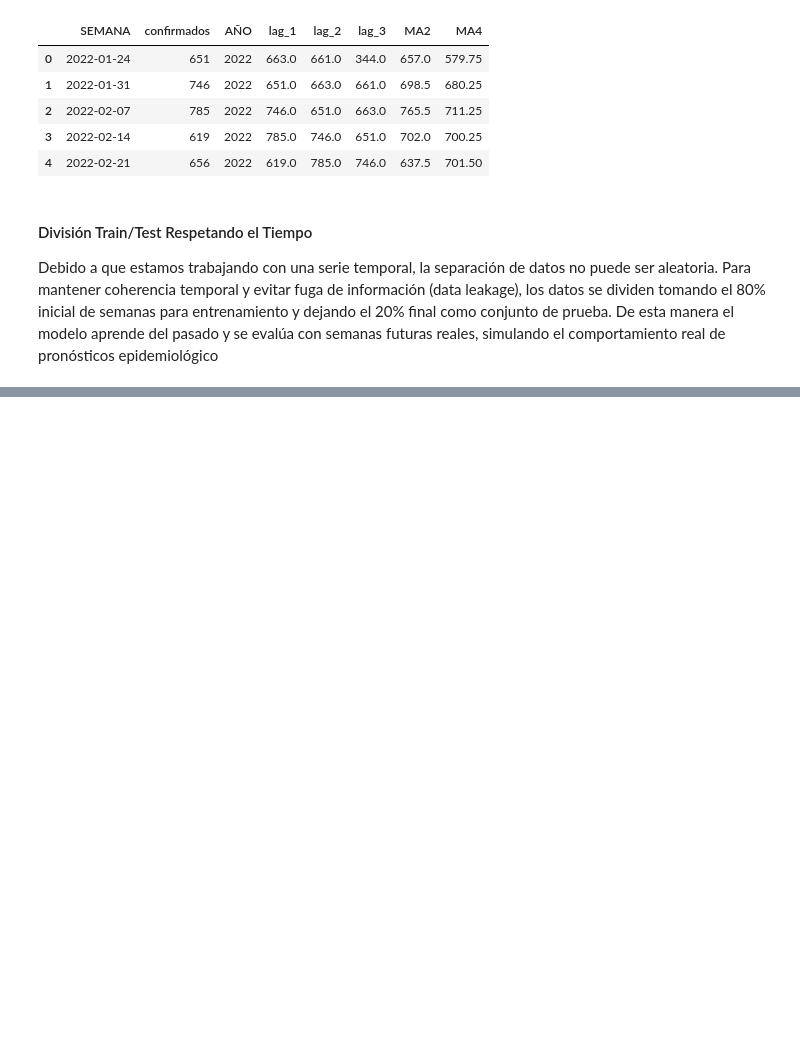
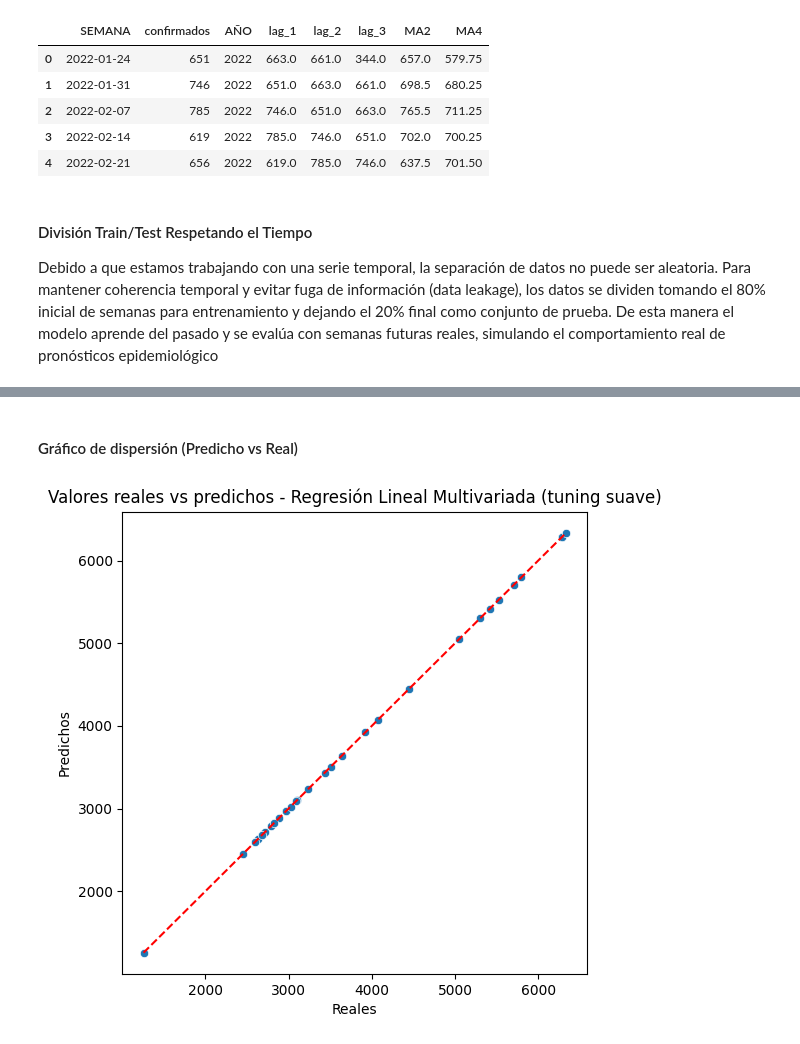
Before and after one commit to jefersonfloz/Trabajo-final-IA, a Jupyter notebook: Proyectofinal.ipynb, the cells around one changed output, grey strips where cells are left out. Cells and saved outputs as stored; diff of their text form; code cells hidden in the pictures; blank space fills up the shorter version.

```diff
--- a/Proyectofinal.ipynb
+++ b/Proyectofinal.ipynb
@@ -376,0 +538,12 @@ X_train.shape, X_test.shape, y_train.shape, y_test.shape
+# %% [markdown]
+#### Gráfico de dispersión (Predicho vs Real)
+# %%
+plt.figure(figsize=(6,6))
+sns.scatterplot(x=y_test, y=y_pred_lr_suave)
+plt.plot([y_test.min(), y_test.max()], [y_test.min(), y_test.max()], 'r--')
+plt.title("Valores reales vs predichos - Regresión Lineal Multivariada (tuning suave)")
+plt.xlabel("Reales")
+plt.ylabel("Predichos")
+plt.show()
+# %% [output]
+[figure, added]
```
Also changed, not shown: parts of 20 cells of this notebook.
